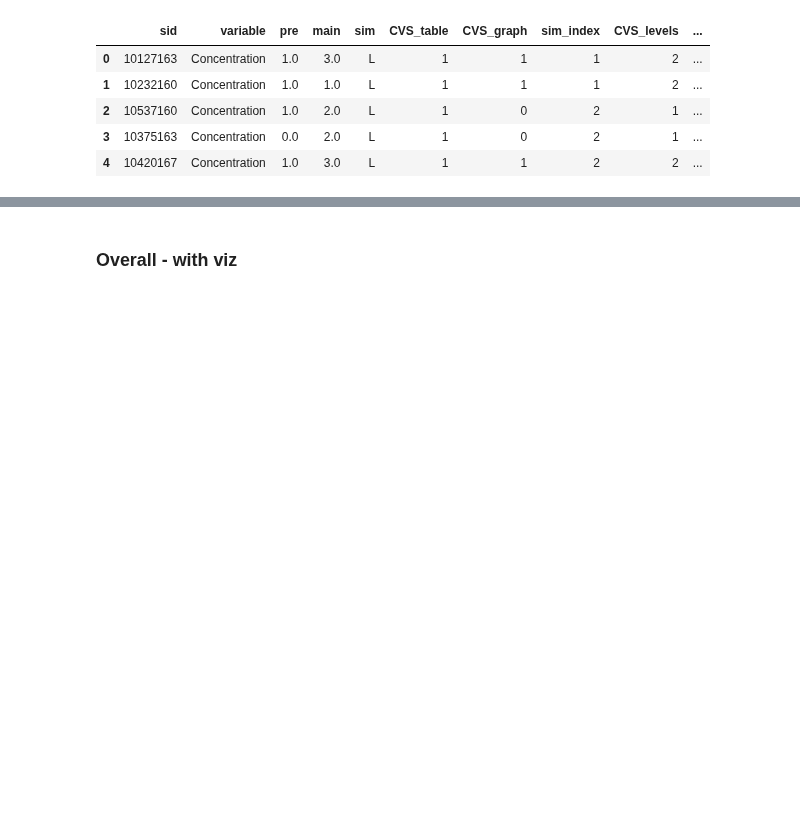
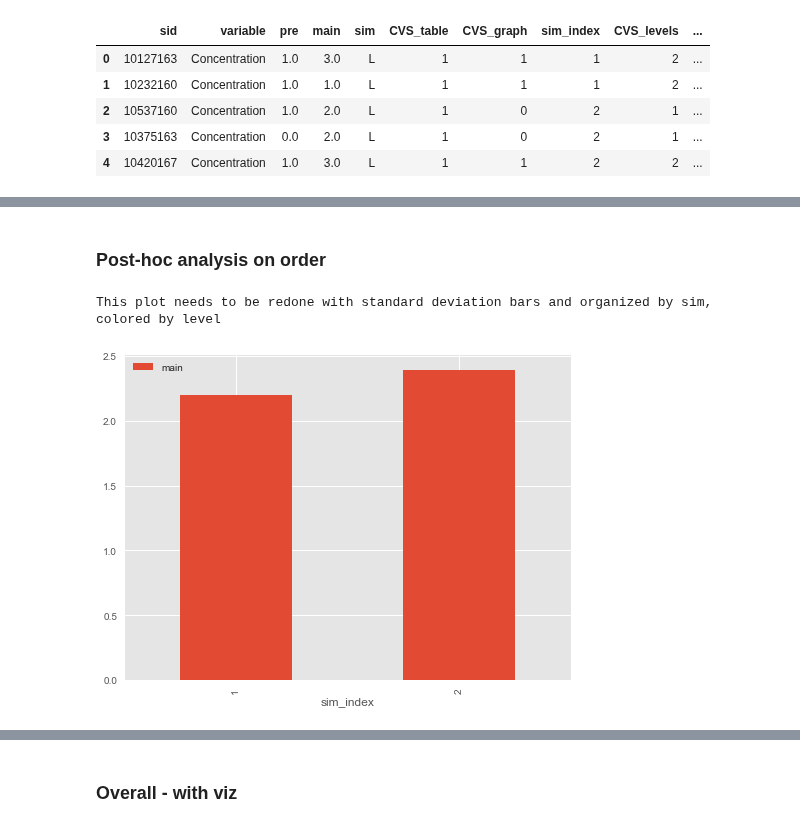
Before and after one commit to jmassall/inquiry_virtualLabs_study, a Jupyter notebook: analysis/storyline.ipynb, the cells around one changed output, grey strips where cells are left out. Drawn from its saved outputs; the diff is of its cells as text; code cells hidden in the pictures; blank space fills up the shorter version.

```diff
--- a/analysis/storyline.ipynb
+++ b/analysis/storyline.ipynb
@@ -385,0 +519,9 @@ Let's investigate by variable, then do some post-hoc comparison between levels.
+# %% [markdown]
+### Post-hoc analysis on order
+# %%
+posthoc_sim_index = pd.pivot_table(data, values=['main'], index=['sim_index'],aggfunc=(np.mean))
+posthoc_sim_index.plot(kind='bar')
+print "This plot needs to be redone with standard deviation bars and organized by sim, colored by level"
+# %% [output]
+This plot needs to be redone with standard deviation bars and organized by sim, colored by level
+[figure, added]
```
Also changed, not shown: parts of 53 cells of this notebook.
